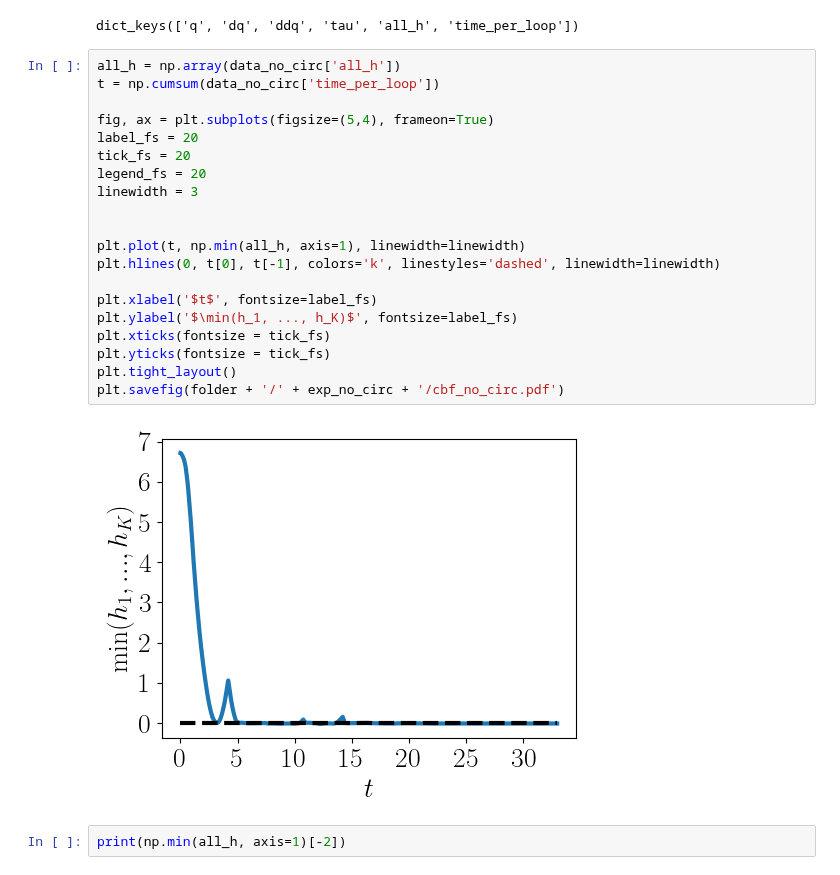
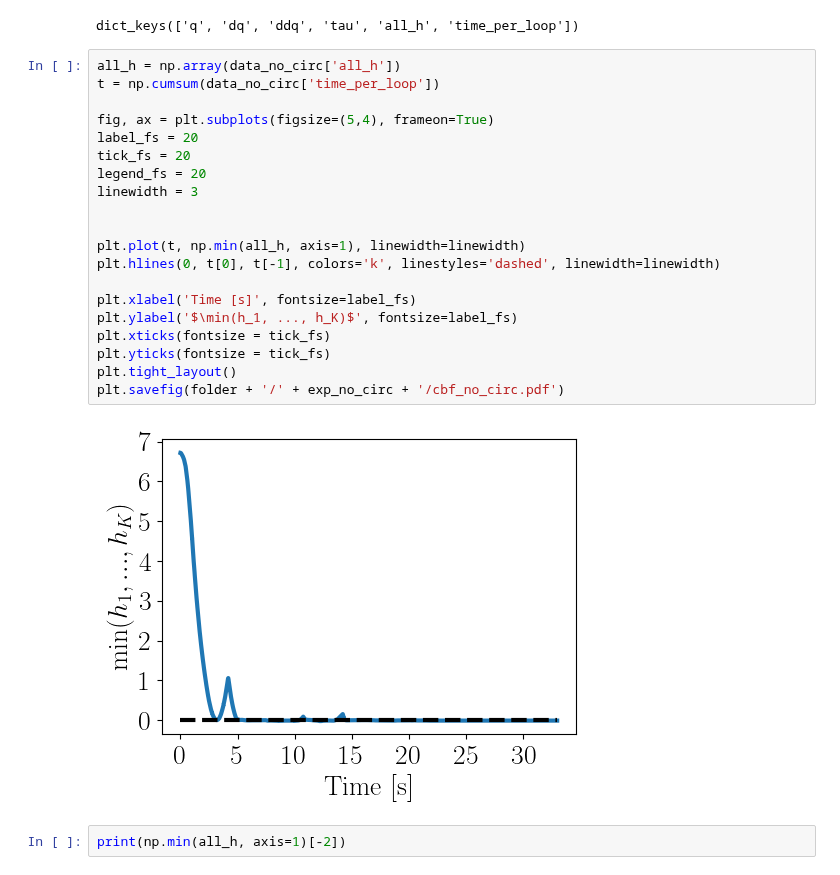
Before and after one commit to shiqingw/HOCBF-FR3-Experiments, a Jupyter notebook: exp1_visualization.ipynb, the cells around one changed output. Saved outputs shown, nothing was run; the diff lists cells and outputs as text.

```diff
--- a/exp1_visualization.ipynb
+++ b/exp1_visualization.ipynb
@@ -21,25 +21,25 @@ dict_keys(['q', 'dq', 'ddq', 'tau', 'all_h', 'time_per_loop'])
 # %%
 all_h = np.array(data_no_circ['all_h'])
 t = np.cumsum(data_no_circ['time_per_loop'])
 
 fig, ax = plt.subplots(figsize=(5,4), frameon=True)
 label_fs = 20
 tick_fs = 20
 legend_fs = 20
 linewidth = 3
 
 
 plt.plot(t, np.min(all_h, axis=1), linewidth=linewidth)
 plt.hlines(0, t[0], t[-1], colors='k', linestyles='dashed', linewidth=linewidth)
 
-plt.xlabel('$t$', fontsize=label_fs)
+plt.xlabel('Time [s]', fontsize=label_fs)
 plt.ylabel('$\min(h_1, ..., h_K)$', fontsize=label_fs)
 plt.xticks(fontsize = tick_fs)
 plt.yticks(fontsize = tick_fs)
 plt.tight_layout()
 plt.savefig(folder + '/' + exp_no_circ + '/cbf_no_circ.pdf')
 # %% [output]
-[figure, old version]
+[figure, new version]
 # %%
 print(np.min(all_h, axis=1)[-2])
 # %% [output]
```
Also changed, not shown: parts of 1 cell of this notebook, 16 other files.
